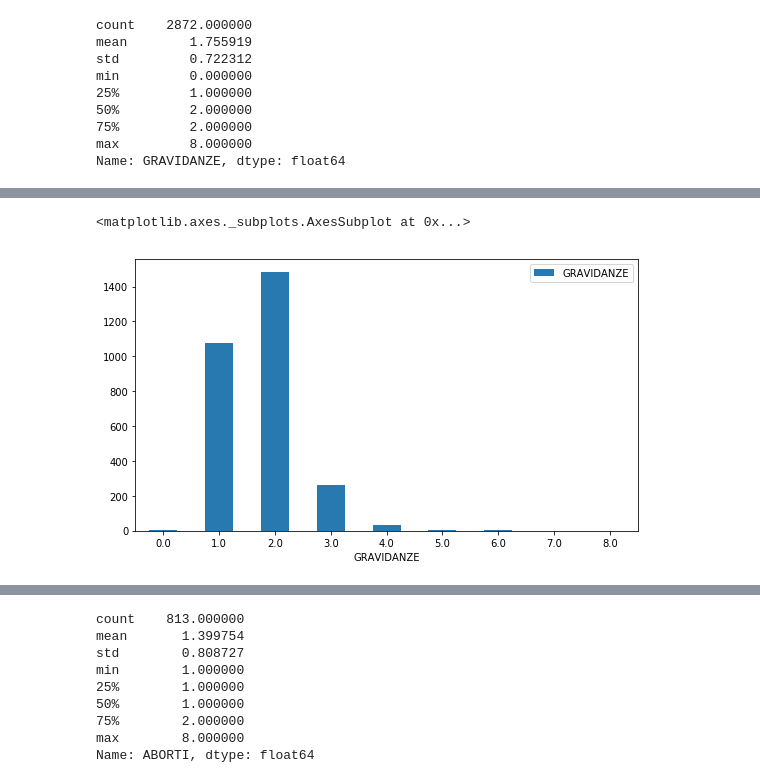
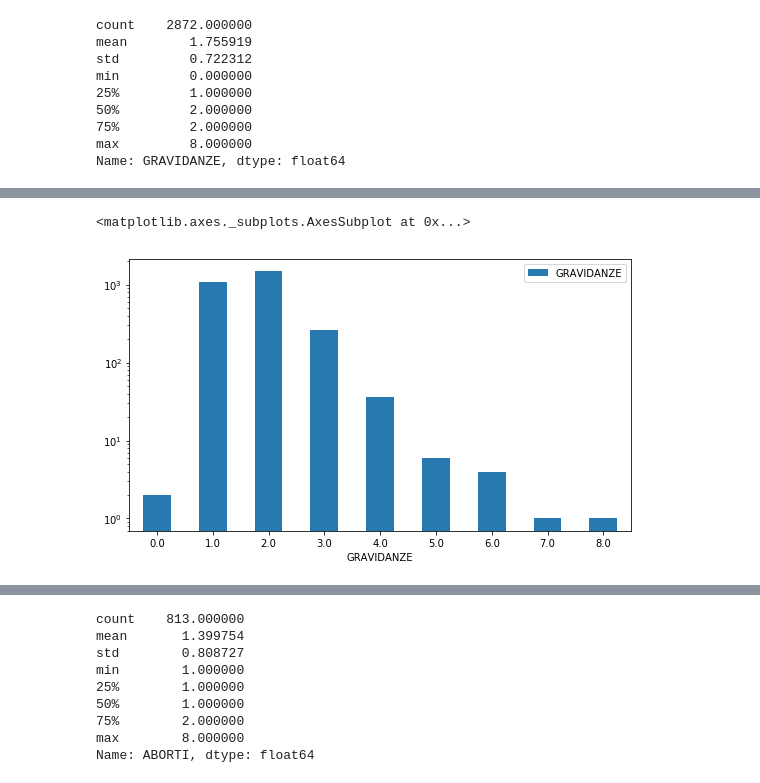
Before and after one commit to Nimerya/Cytological-Reports-Analysis, a Jupyter notebook: exploratory_analysis.ipynb, the cells around one changed output, grey strips where cells are left out. Saved outputs shown, nothing was run; the diff lists cells and outputs as text; code cells hidden in the pictures.

```diff
--- a/exploratory_analysis.ipynb
+++ b/exploratory_analysis.ipynb
@@ -106,3 +164,6 @@ min         0.000000
 75%         2.000000
 max         8.000000
 Name: GRAVIDANZE, dtype: float64
+# %%
+GRAVIDANZE = df.groupby('GRAVIDANZE')['GRAVIDANZE'].count()
+print(GRAVIDANZE)
@@ -109,8 +182,5 @@ Name: GRAVIDANZE, dtype: float64
 # %%
-df['GRAVIDANZE']\
-        .groupby(df["GRAVIDANZE"])\
-        .count()\
-        .plot(kind='bar', figsize=(9,5), rot=0, legend=True, color='#2879b0')
+GRAVIDANZE.plot(kind='bar', figsize=(9,5), rot=0, legend=True, color='#2879b0', logy=True)
 # %% [output]
 <matplotlib.axes._subplots.AxesSubplot at 0x...>
-[figure, old version]
+[figure, new version]
```
Also changed, not shown: parts of 55 cells of this notebook, 1 other file.
